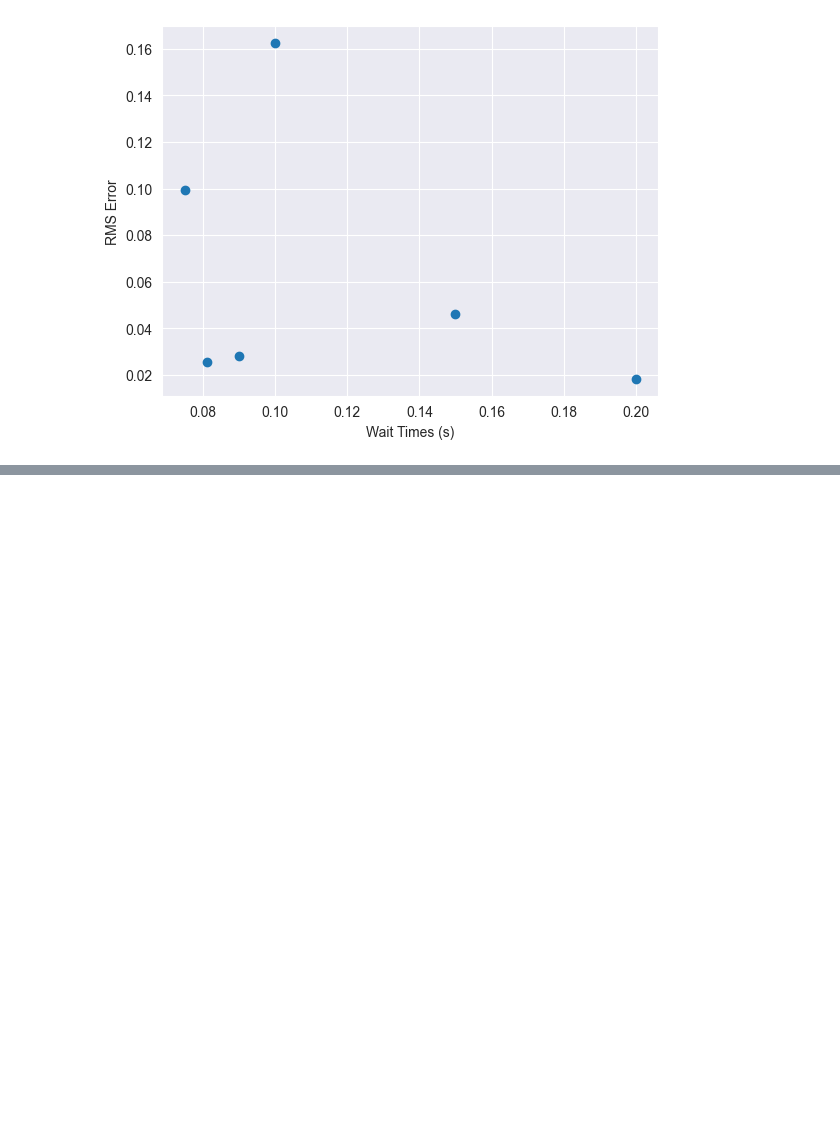
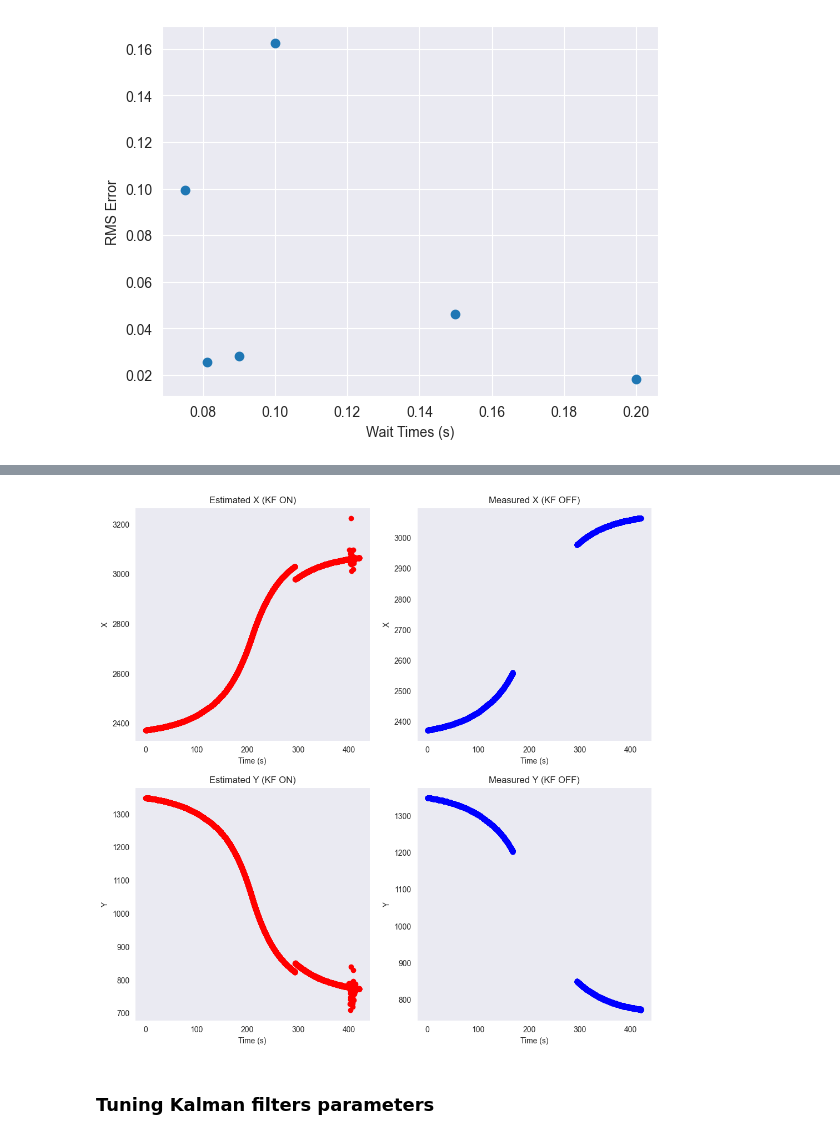
Before and after one commit to Bloodaxe90/Satellite_Tracking, a Jupyter notebook: notebooks/inference.ipynb, the cells around one changed output, grey strips where cells are left out. Saved outputs shown, nothing was run; the diff lists cells and outputs as text; code cells hidden in the pictures; blank space fills up the shorter version.

```diff
--- a/notebooks/inference.ipynb
+++ b/notebooks/inference.ipynb
@@ -879,0 +760,37 @@ plt.show()
+# %%
+fig, axis = plt.subplots(2, 2, figsize = (12, 12))
+
+ax1 = axis[0, 0]
+min = 0
+max = -1
+ax1.scatter(np.array(results["Time"])[min:max], np.array(results["estimated_X"])[min:max],  color = "r")
+ax1.set_ylabel("X")
+ax1.set_xlabel("Time (s)")
+ax1.set_title("Estimated X (KF ON)")
+ax1.grid()
+
+ax2 = axis[0, 1]
+ax2.scatter(np.array(results["Time"])[min:max], np.array(results["measured_X"])[min:max],  color = "b")
+ax2.set_ylabel("X")
+ax2.set_xlabel("Time (s)")
+ax2.set_title("Measured X (KF OFF)")
+ax2.grid()
+
+ax3 = axis[1, 0]
+ax3.scatter(np.array(results["Time"])[min:max], np.array(results["estimated_Y"])[min:max],  color = "r")
+ax3.set_ylabel("Y")
+ax3.set_xlabel("Time (s)")
+ax3.set_title("Estimated Y (KF ON)")
+ax3.grid()
+
+ax4 = axis[1, 1]
+ax4.scatter(np.array(results["Time"])[min:max], np.array(results["measured_Y"])[min:max],  color = "b")
+ax4.set_ylabel("Y")
+ax4.set_xlabel("Time (s)")
+ax4.set_title("Measured Y (KF OFF)")
+ax4.grid()
+plt.show()
+# %% [output]
+[figure, added]
+# %% [markdown]
+### Tuning Kalman filters parameters
```
Also changed, not shown: parts of 9 cells of this notebook, 16 other files.
